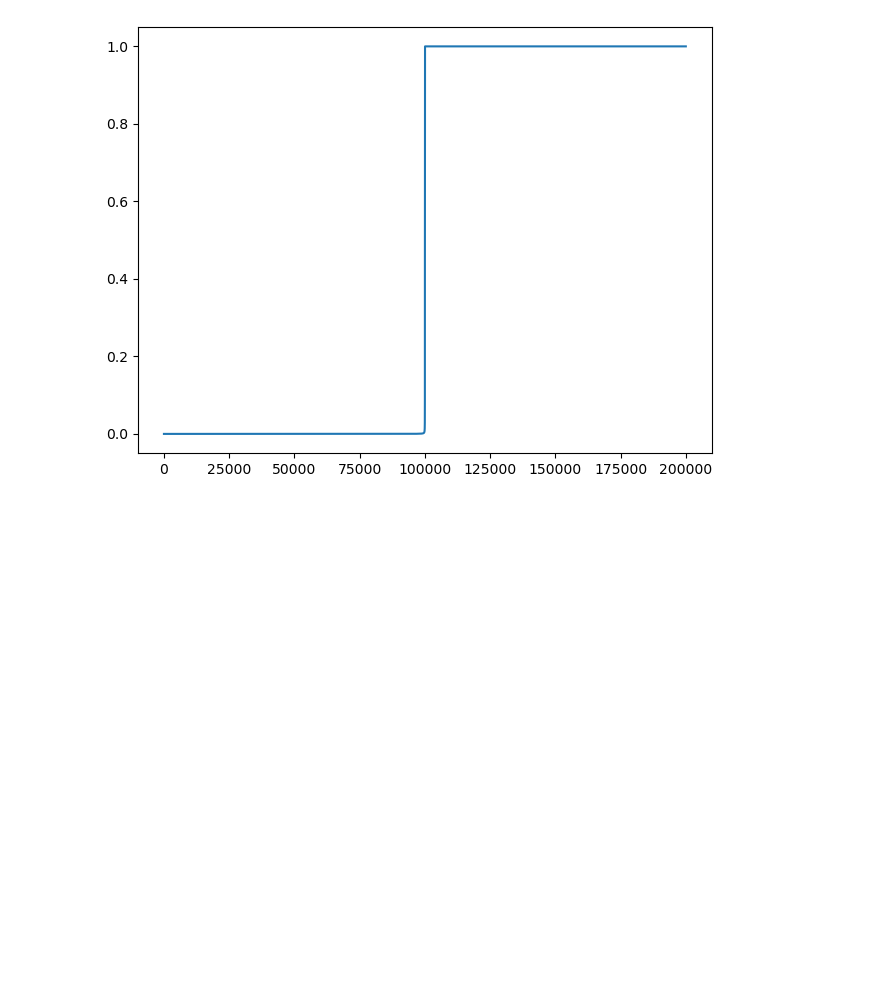
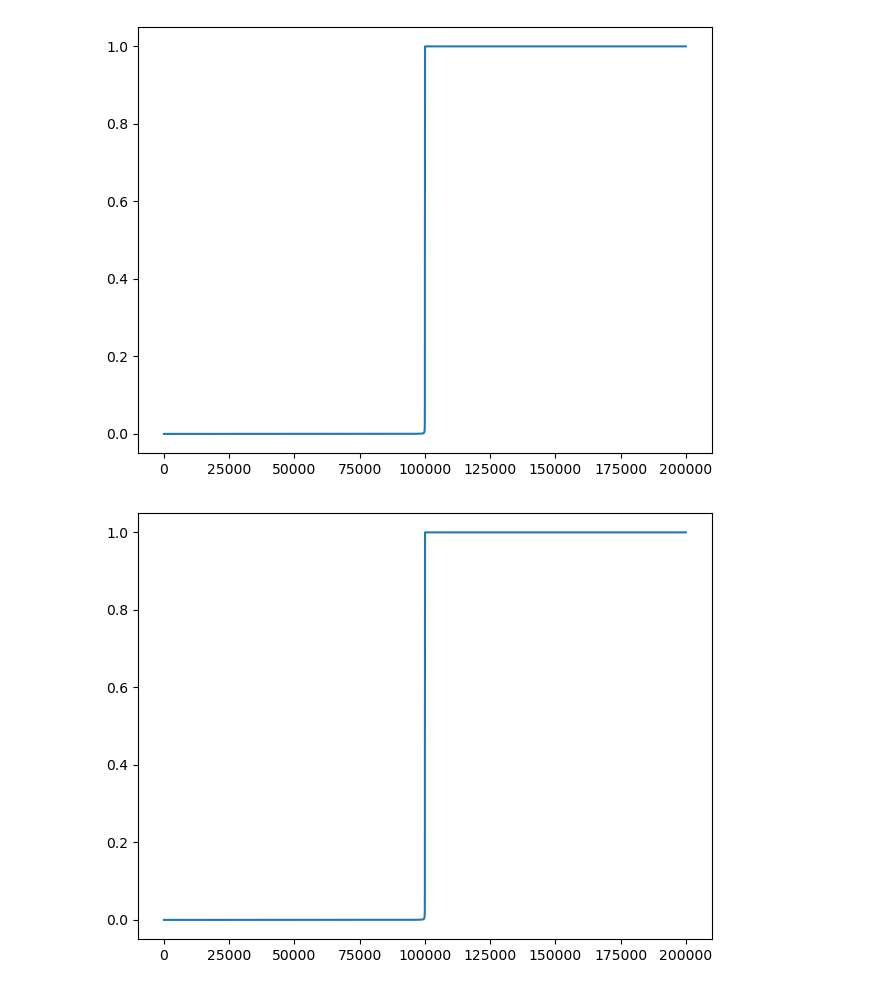
Before and after one commit to nhatthanhtran/225B, a Jupyter notebook: Project2/Project2.ipynb, the cells around one changed output. Saved outputs shown, nothing was run; the diff lists cells and outputs as text; code cells hidden in the pictures; blank space fills up the shorter version.

```diff
--- a/Project2/Project2.ipynb
+++ b/Project2/Project2.ipynb
@@ -348,18 +277,6 @@ def explicit_euler_mod(f, t, h, initial):
         arr_results[:,i+1] = arr_results[:,i] + h*(0.5*k1 + 0.5*k2).flatten()
     return arr_results
 
-def explicit_euler(f, t, h, initial):
-    initial = initial.reshape(-1,1)
-    t = t.reshape(-1,1)
-    n, _ = initial.shape
-    nt, _ = t.shape
-    arr_results = np.zeros((n, nt))
-    arr_results[:,0] = initial.flatten()
-    for i in range(len(t)-1):
-        arr_results[:,i+1] = arr_results[:,i] + h*f(arr_results[:,i].flatten(),t[i]).flatten()
-
-    return arr_results
-
 def implicit_midpoint(f, t, h, initial):
     initial = initial.reshape(-1,1)
     t = t.reshape(-1,1)
@@ -371,6 +288,7 @@ def implicit_midpoint(f, t, h, initial):
     for i in trange(len(t)-1):
         arr_results[:,i+1] = newton_krylov(lambda x: x - arr_results[:,i] -
             h*f(arr_results[:,i]/2 + x/2, t[i]), arr_results[:,i]).flatten()
+
 
     return arr_results
 
@@ -406,62 +324,57 @@ def bdf(f, t, h, initial):
 
 def f(y,t): return y**2 - y**3
 
-delta = 1e-5
-initial = np.array([delta])
-h = 0.01
+delta = np.array([1e-5])
+h = 1
 a = 0
-b = 2/delta
+b = np.divide(2,delta[0])
 # Implicit Midpoint
 t = np.arange(start=a, stop=b, step=h)
-s = explicit_euler(f, t, h, initial).flatten()
+s = implicit_midpoint(f, t, h, delta).flatten()
 
 plt.figure()
-plt.plot(t[-20000:], s[-20000:])
-# plt.plot(t,s)
-plt.ylim((1-1e-14,1+1e-14))
+plt.plot(t, s)
 plt.tight_layout()
 
 
-# s = trapezoid(f, t, h, delta).flatten()
+s = trapezoid(f, t, h, delta).flatten()
 
-# plt.figure()
-# # plt.plot(t[-20000:], s[-20000:])
-# plt.plot(t,s)
-# plt.ylim((1-1e-9,1+1e-9))
-# plt.tight_layout()
+plt.figure()
+plt.plot(t, s)
+plt.tight_layout()
 
 
 
-# s = bdf(f, t, h, delta).flatten()
+s = bdf(f, t, h, delta).flatten()
 
-# plt.figure()
-# plt.plot(t[-2000:], s[-2000:])
-# plt.ylim((1-1e-6,1+1e-6))
-# plt.tight_layout()
+plt.figure()
+plt.plot(t, s)
+plt.tight_layout()
 
 
 # fig, axs = plt.subplots(nrows=len(h), ncols=2, figsize=(16,9))
 
 # for (step, pt), ax in zip(it.product(h,plot_type),axs.flat):
 #     t = np.arange(start=a, stop=b, step=step)
 #     s = multi_step_methodA(f, t, step, initial)
 #     energy = compute_energy(s)
 #     if pt == "energy":
 #         ax.plot(t, energy)
 #         ax.set_xlabel("x")
 #         ax.set_ylabel("Energy")
 #         ax.set_title(f'Energy plot for h = {step}')
 #     else:
 #         ax.plot(s[1,:],s[0,:])
 #         ax.set_xlabel("q")
 #         ax.set_ylabel("p")
 #         ax.set_title(f'Phase plane plot for h = {step}')
 #     # ax.plot(s[1,:])
 
 # fig.tight_layout()
 # fig.suptitle("Method A")
 # fig.tight_layout()
 # plt.savefig("project1_expEuler")
 # plt.close
 # %% [output]
 [figure]
+[figure, added]
```
Also changed, not shown: parts of 2 cells of this notebook, 1 other file.
